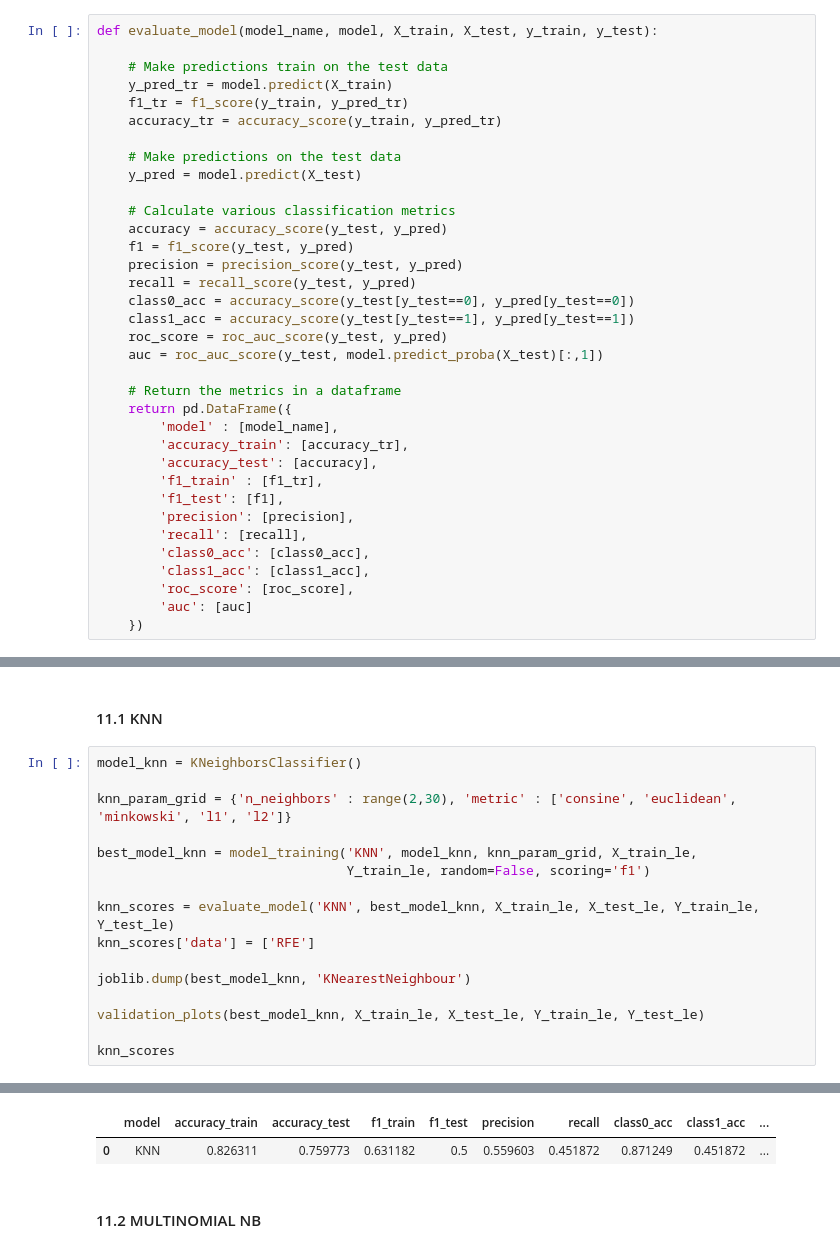
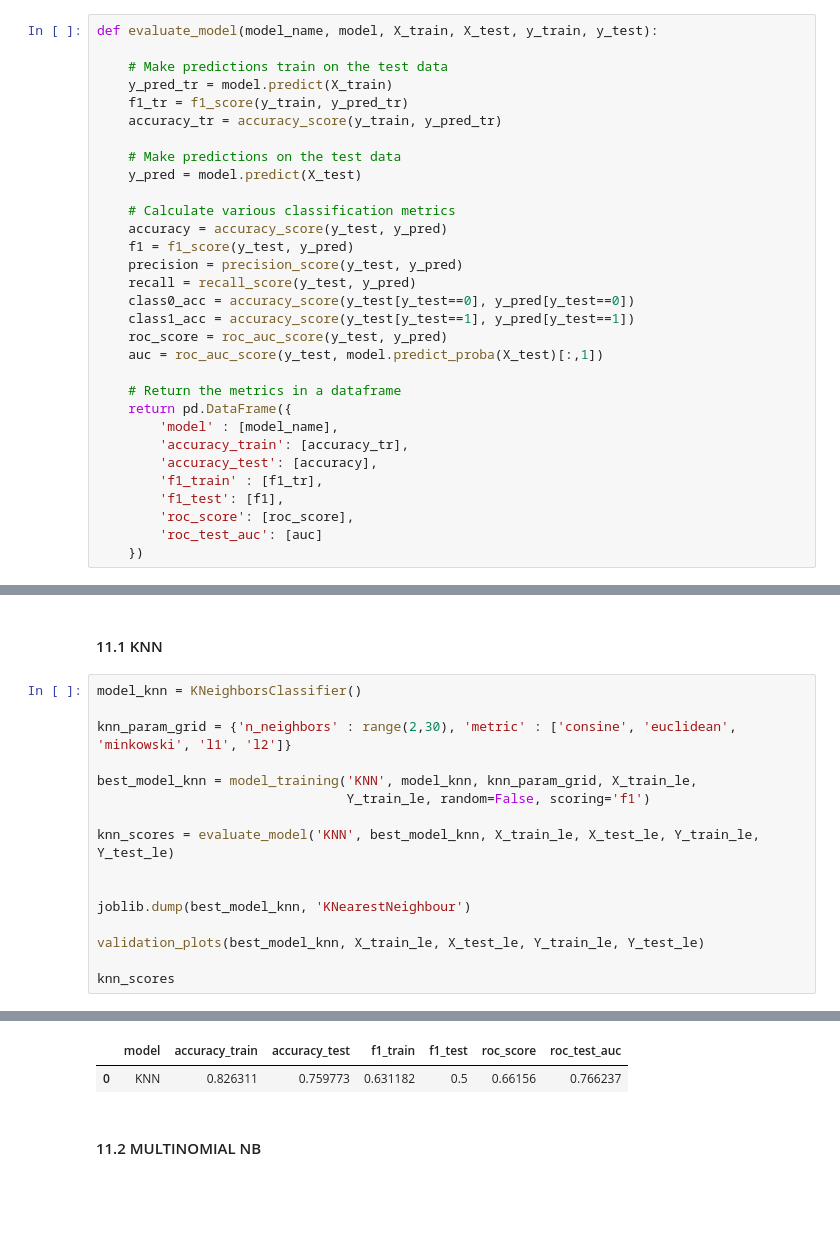
Before and after one commit to SravaniRVS/DATA-606, a Jupyter notebook: Teleco_Customer_Churn.ipynb, the cells around one changed output, grey strips where cells are left out. Cells and saved outputs as stored; diff of their text form; blank space fills up the shorter version.

Commit message:
Update Teleco_Customer_Churn.ipynb
changes in models

```diff
--- a/Teleco_Customer_Churn.ipynb
+++ b/Teleco_Customer_Churn.ipynb
@@ -774,12 +774,8 @@ def evaluate_model(model_name, model, X_train, X_test, y_train, y_test):
         'accuracy_test': [accuracy],
         'f1_train' : [f1_tr],
         'f1_test': [f1],
-        'precision': [precision],
-        'recall': [recall],
-        'class0_acc': [class0_acc],
-        'class1_acc': [class1_acc],
         'roc_score': [roc_score],
-        'auc': [auc]
+        'roc_test_auc': [auc]
     })
 # %%
 def validation_plots(model, X_train, X_test, y_train, y_test):
@@ -824,36 +820,36 @@ def validation_plots(model, X_train, X_test, y_train, y_test):
 model_knn = KNeighborsClassifier()
 
 knn_param_grid = {'n_neighbors' : range(2,30), 'metric' : ['consine', 'euclidean', 'minkowski', 'l1', 'l2']}
 
 best_model_knn = model_training('KNN', model_knn, knn_param_grid, X_train_le,
                                 Y_train_le, random=False, scoring='f1')
 
 knn_scores = evaluate_model('KNN', best_model_knn, X_train_le, X_test_le, Y_train_le, Y_test_le)
-knn_scores['data'] = ['RFE']
+
 
 joblib.dump(best_model_knn, 'KNearestNeighbour')
 
 validation_plots(best_model_knn, X_train_le, X_test_le, Y_train_le, Y_test_le)
 
 knn_scores
 # %% [output]
 Trained started for : KNN
 Fitting 5 folds for each of 140 candidates, totalling 700 fits
 Best Parameters :{'metric': 'l1', 'n_neighbors': 7}
 Best f1 Score : 0.52
 
 Classification Report:
               precision    recall  f1-score   support
 
            0       0.81      0.87      0.84      1033
            1       0.56      0.45      0.50       374
 
     accuracy                           0.76      1407
    macro avg       0.69      0.66      0.67      1407
 weighted avg       0.75      0.76      0.75      1407
 [figure]
-|  | model | accuracy_train | accuracy_test | f1_train | f1_test | precision | recall | class0_acc | class1_acc | ... |
-| 0 | KNN | 0.826311 | 0.759773 | 0.631182 | 0.5 | 0.559603 | 0.451872 | 0.871249 | 0.451872 | ... |
+|  | model | accuracy_train | accuracy_test | f1_train | f1_test | roc_score | roc_test_auc |
+| 0 | KNN | 0.826311 | 0.759773 | 0.631182 | 0.5 | 0.66156 | 0.766237 |
 # %% [markdown]
 #### 11.2 MULTINOMIAL NB
 # %%
```
Also changed, not shown: parts of 9 cells of this notebook.
